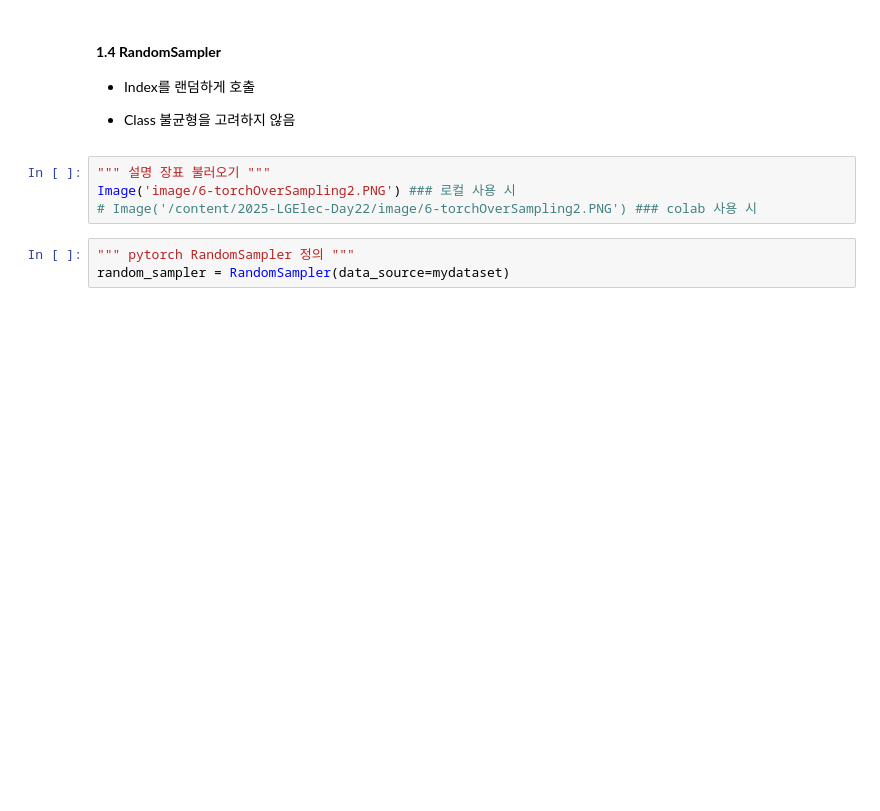
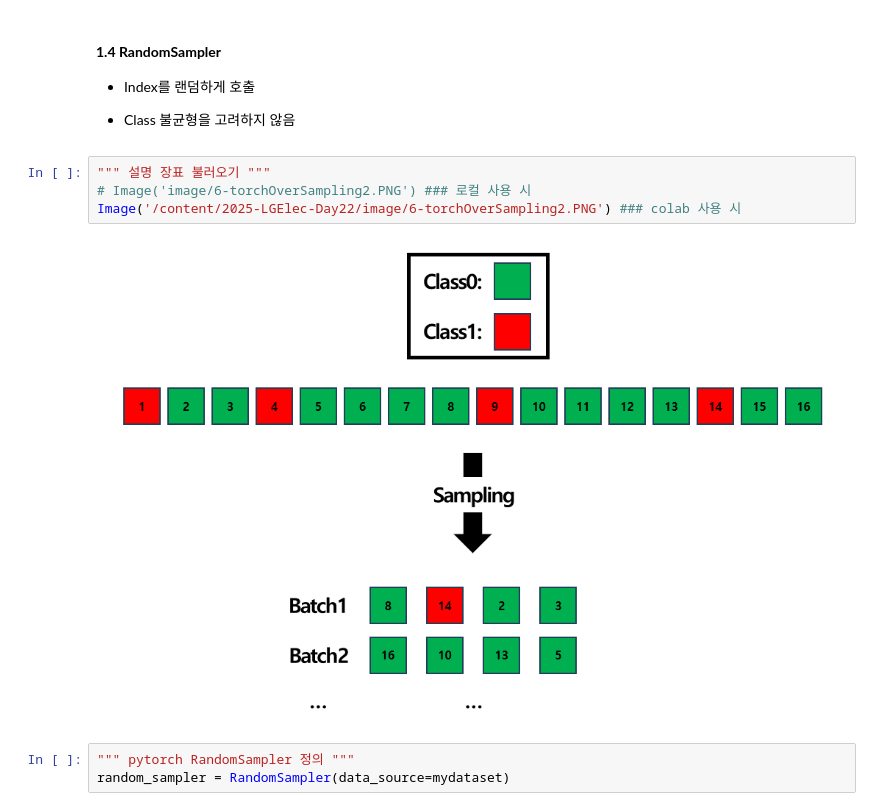
Before and after one commit to ku-sungsukim/2025-LGElec-Day22, a Jupyter notebook: 03-DataBalancing-OverSampling-pytorch.ipynb, the cells around one changed output. Saved outputs shown, nothing was run; the diff lists cells and outputs as text; blank space fills up the shorter version.

```diff
--- a/03-DataBalancing-OverSampling-pytorch.ipynb
+++ b/03-DataBalancing-OverSampling-pytorch.ipynb
@@ -187,8 +220,10 @@ print(f'Index 상위 10개: {index_list[:10]}')
  - Class 불균형을 고려하지 않음
 # %%
 """ 설명 장표 불러오기 """
-Image('image/6-torchOverSampling2.PNG') ### 로컬 사용 시
-# Image('/content/2025-LGElec-Day22/image/6-torchOverSampling2.PNG') ### colab 사용 시
+# Image('image/6-torchOverSampling2.PNG') ### 로컬 사용 시
+Image('/content/2025-LGElec-Day22/image/6-torchOverSampling2.PNG') ### colab 사용 시
+# %% [output]
+[figure, added]
 # %%
 """ pytorch RandomSampler 정의 """
 random_sampler = RandomSampler(data_source=mydataset)
```
Also changed, not shown: parts of 17 cells of this notebook.
